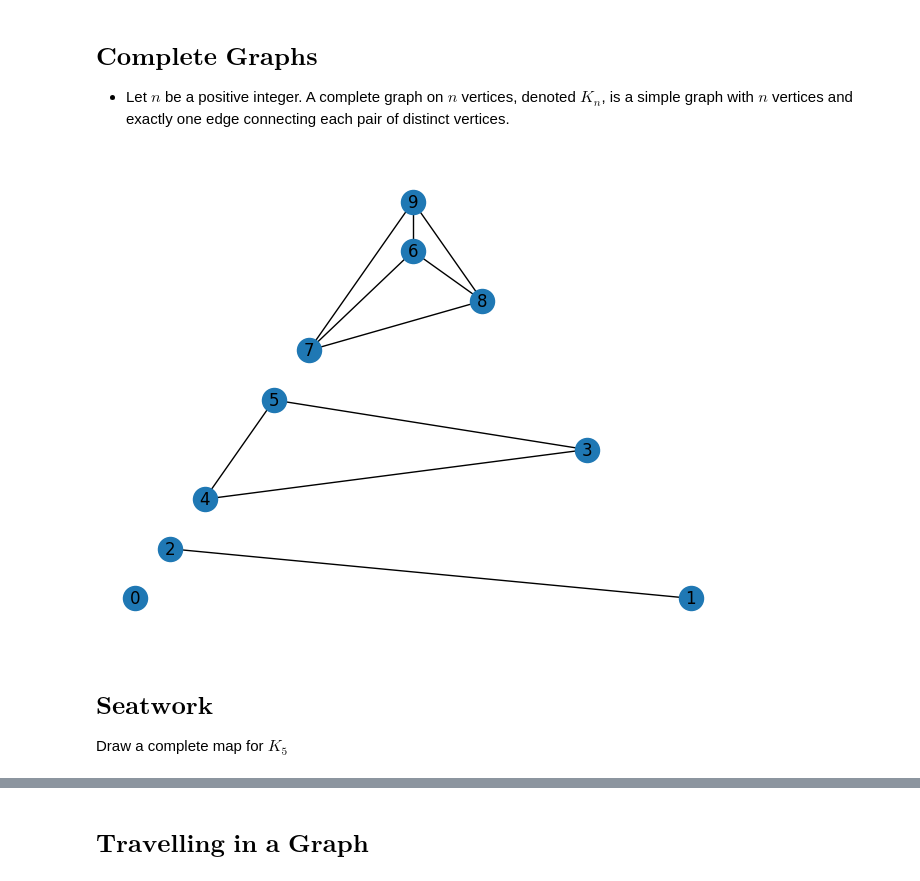
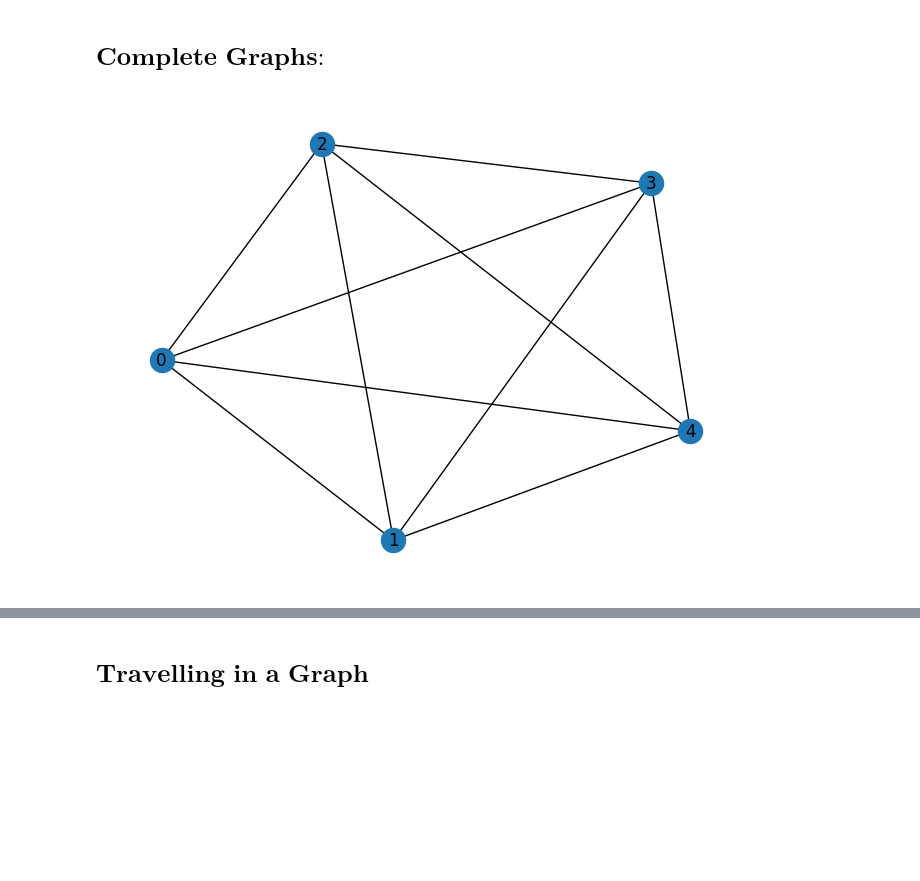
Before and after one commit to Whos-Andrei-Go/Discrete_Math_2, a Jupyter notebook: Programming_Assignments/Lecture_3_Answers.ipynb, the cells around one changed output, grey strips where cells are left out. Cells and saved outputs as stored; diff of their text form; code cells hidden in the pictures; blank space fills up the shorter version.

```diff
--- a/Programming_Assignments/Lecture_3_Answers.ipynb
+++ b/Programming_Assignments/Lecture_3_Answers.ipynb
@@ -276,30 +63,21 @@ plt.show()
 # %% [markdown]
-$\textbf{Complete Graphs}$
--
-
-- Let $n$ be a positive integer. A complete graph on $n$ vertices, denoted $K_n$, is a simple
-graph with $n$ vertices and exactly one edge connecting each pair of distinct vertices.
+$\textbf{Complete Graphs:}$
+---
 # %%
 import matplotlib.pyplot as plt
 import networkx as nx
-seed = 55
-# Use seed for reproducibility
-G = nx.Graph()
 
-# Add nodes
-G.add_nodes_from([0,1,2,3,4,5,6,7,8,9])
-# Add self-loops to the remaining nodes
-edgelist = [(1,2),(3,4),(3,5),(4,5),(6,7),(6,8),(6,9),(7,8),(7,9),(8,9)]
-G.add_edges_from(edgelist)
-pos = nx.planar_layout(G)  # Seed for reproducible layout
-nx.draw(G, pos=pos,with_labels=True)
+# Create a complete graph with 10 nodes
+G = nx.complete_graph(5)
+
+# Seed for reproducible layout
+seed = 57
+pos = nx.spring_layout(G, seed=seed)
+
+# Draw the graph
+nx.draw(G, pos=pos, with_labels=True)
 plt.show()
 # %% [output]
-[figure, old version]
+[figure, new version]
-# %% [markdown]
-$\textbf{Seatwork}$
--
-
-Draw a complete map for $K_5$
 # %% [markdown]
 $\textbf{Bipartite Graphs}$
```
Also changed, not shown: parts of 44 cells of this notebook.
